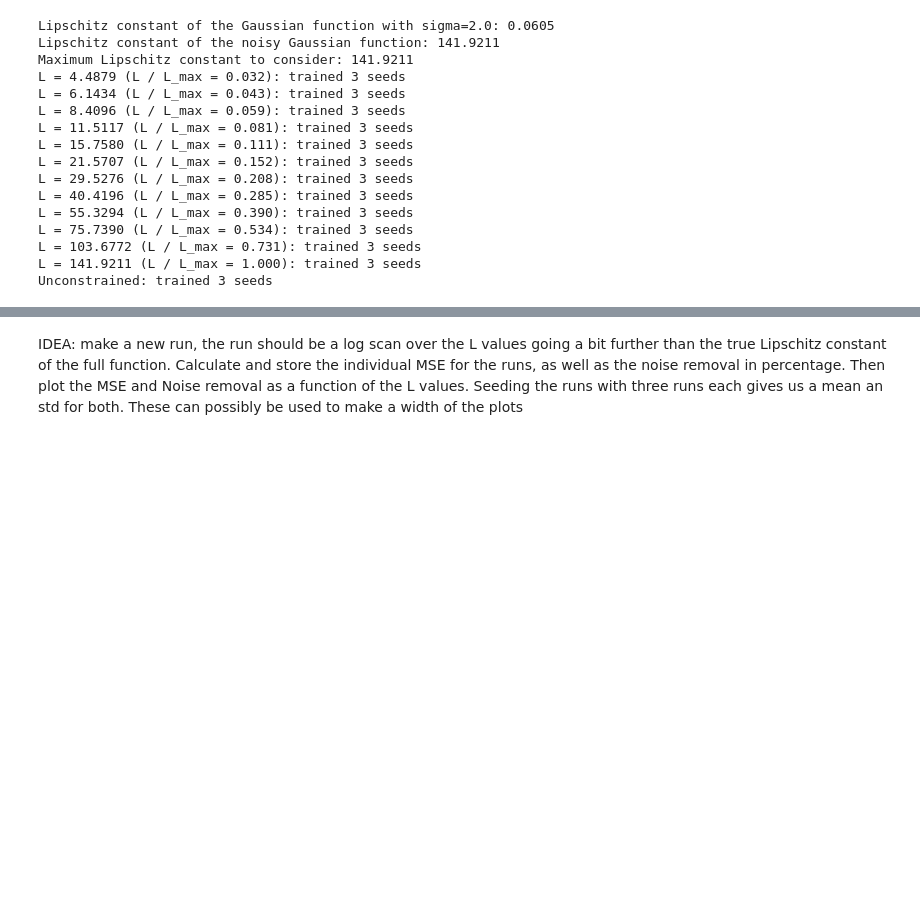
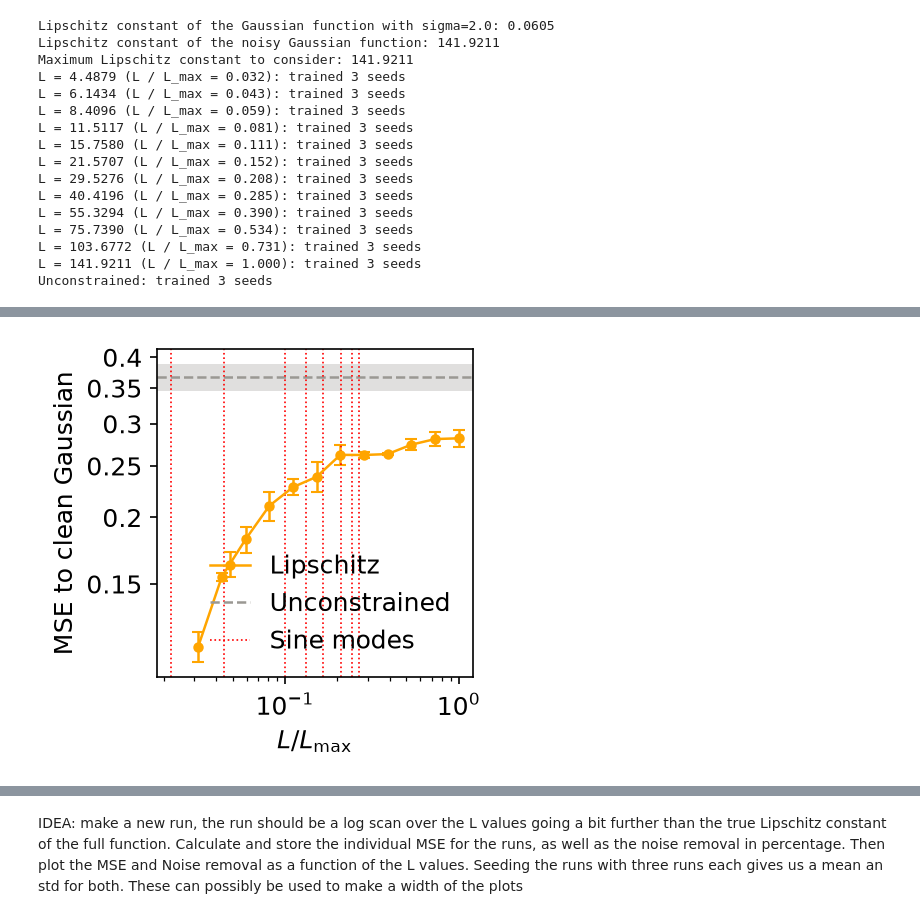
Before and after one commit to emilbkvamme/lipschitz-networks, a Jupyter notebook: Lipschitz_concept/Toy_gaussian.ipynb, the cells around one changed output, grey strips where cells are left out. Cells and saved outputs as stored; diff of their text form; code cells hidden in the pictures; blank space fills up the shorter version.

```diff
--- a/Lipschitz_concept/Toy_gaussian.ipynb
+++ b/Lipschitz_concept/Toy_gaussian.ipynb
@@ -994,3 +1064,64 @@ with plt.rc_context(REPORT_STYLE):
+# %%
+# Accuracy of the networks as a function of L: the MSE to the CLEAN Gaussian (lower = more accurate).
+# Error bars: the spread (std) over the seeds. The unconstrained network is the baseline.
+import matplotlib.ticker
+C_REF = "#9a9893"   # grey for the unconstrained reference, as in the other network plots
+
+# The scan plots sit side by side in the report, so they get a fixed size and fixed margins, and are saved WITHOUT the
+# tight cropping (tight cropping makes plots with wider tick labels a different size, and LaTeX then shrinks them).
+SCAN_SIZE = (3.1, 2.8)                                           # inches, about 0.48\textwidth
+SCAN_MARGINS = dict(left=0.28, right=0.96, top=0.96, bottom=0.18)
+
+# MSE to the clean Gaussian for every L: mean and spread over the seeds
+mse_scan_mean = []
+mse_scan_std = []
+for L in L_scan:
+    mse = []
+    for seed in SEEDS:
+        mse.append(np.mean((predictions_scan[L][seed] - gaussian) ** 2))
+    mse_scan_mean.append(np.mean(mse))
+    mse_scan_std.append(np.std(mse))
+
+# The same for the unconstrained network
+mse = []
+for seed in SEEDS:
+    mse.append(np.mean((predictions_scan_unconstrained[seed] - gaussian) ** 2))
+mse_unconstrained_mean = np.mean(mse)
+mse_unconstrained_std = np.std(mse)
+
+with plt.rc_context(REPORT_STYLE), plt.rc_context({"savefig.bbox": "standard"}):
+    fig, ax = plt.subplots(figsize=SCAN_SIZE)
+    fig.subplots_adjust(**SCAN_MARGINS)
+
+    # Lipschitz networks: mean over seeds with error bars
+    lipschitz_line = ax.errorbar(L_RATIO, mse_scan_mean, yerr=mse_scan_std, fmt='o-', color='orange',
+                                 lw=1.2, markersize=4, capsize=3, label='Lipschitz')
+
+    # Unconstrained network: one value (it has no L), a horizontal line with its spread as a band
+    unconstrained_line = ax.axhline(mse_unconstrained_mean, color=C_REF, lw=1.2, linestyle='--', label='Unconstrained')
+    ax.axhspan(mse_unconstrained_mean - mse_unconstrained_std, mse_unconstrained_mean + mse_unconstrained_std,
+               color=C_REF, alpha=0.3, lw=0)
+
+    # Where each sine wave starts to be clipped: the slope it needs, A * omega, relative to L_max.
+    # All the lines share one legend entry; what the position means goes in the caption.
+    for A, omega_mode in zip(AMPLITUDES, FREQUENCIES):
+        mode_line = ax.axvline(A * omega_mode / L_max, color='red', linestyle=':', linewidth=0.8, label='Sine modes')
+
+    ax.set_xscale('log')
+    ax.set_yscale('log')
+    # y ticks at 1, 2 and 5 times each power of ten, written as plain decimals (0.005, 0.01, 0.02, ...).
+    # Short labels, so the y label fits, and enough of them even when the data spans less than one power of ten.
+    ax.yaxis.set_major_locator(matplotlib.ticker.LogLocator(subs=(1.0, 2.0, 5.0)))
+    ax.yaxis.set_major_formatter(matplotlib.ticker.FormatStrFormatter('%g'))
+    ax.yaxis.set_minor_formatter(matplotlib.ticker.NullFormatter())
+    ax.set_xlabel(r'$L / L_\mathrm{max}$')
+    ax.set_ylabel('MSE to clean Gaussian')
+    ax.legend(handles=[lipschitz_line, unconstrained_line, mode_line], frameon=False)
+
+    fig.savefig('Plots/Toy/sine_noise_mse_vs_L.pdf')
+    plt.show()
+# %% [output]
+[figure, added]
 # %%
 # Accuracy of the networks as a function of L: the MAE (mean absolute error) to the CLEAN Gaussian (lower = more accurate).
 # Error bars: the spread (std) over the seeds. The unconstrained network is the baseline.
```
Also changed, not shown: parts of 27 cells of this notebook, 11 other files.
